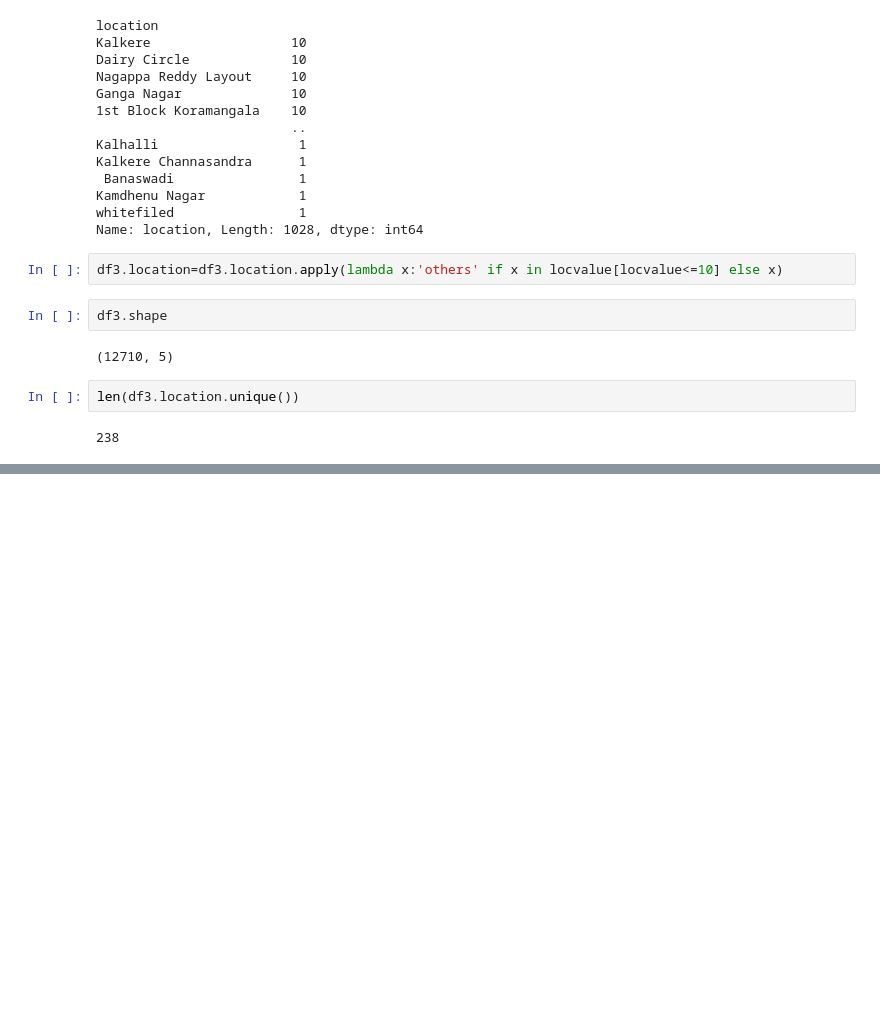
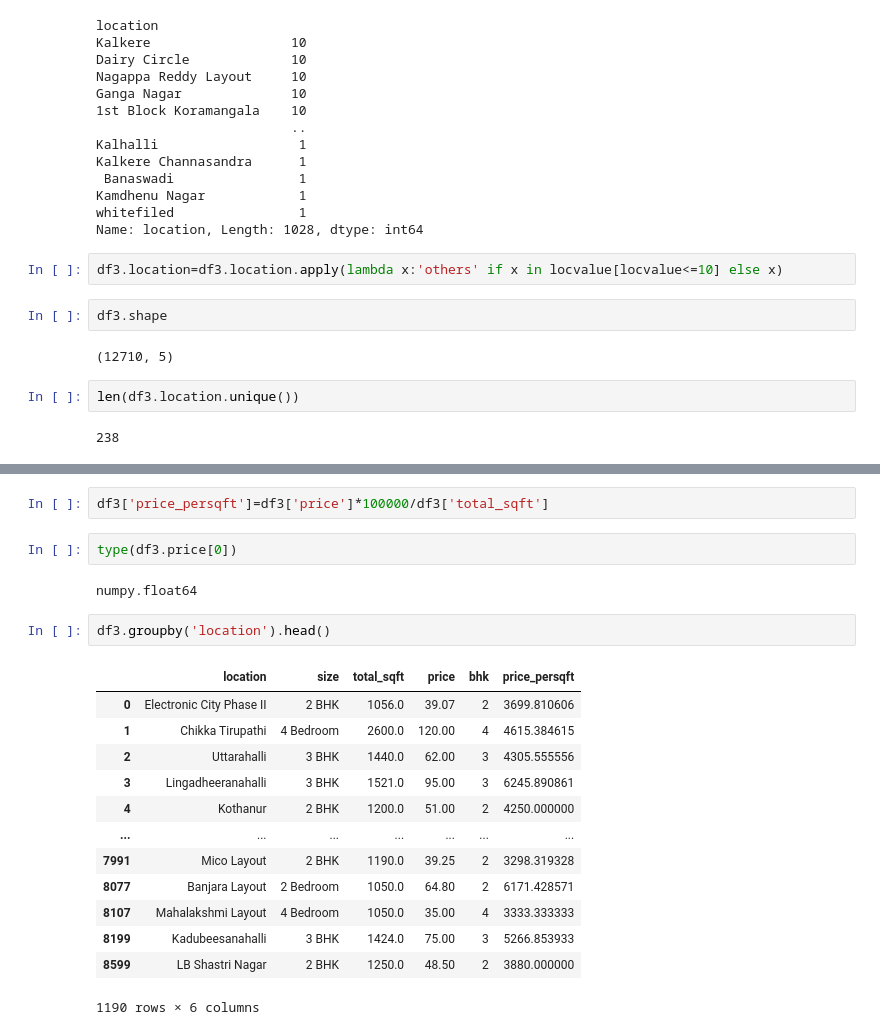
Before and after one commit to Aashish123-aikki/MachineLearning, a Jupyter notebook: RealEstate_Prediction.ipynb, the cells around one changed output, grey strips where cells are left out. Saved outputs shown, nothing was run; the diff lists cells and outputs as text; blank space fills up the shorter version.

```diff
--- a/RealEstate_Prediction.ipynb
+++ b/RealEstate_Prediction.ipynb
@@ -113,0 +123,22 @@ len(df3.location.unique())
+# %%
+df3['price_persqft']=df3['price']*100000/df3['total_sqft']
+# %%
+type(df3.price[0])
+# %% [output]
+numpy.float64
+# %%
+df3.groupby('location').head()
+# %% [output]
+|  | location | size | total_sqft | price | bhk | price_persqft |
+| 0 | Electronic City Phase II | 2 BHK | 1056.0 | 39.07 | 2 | 3699.810606 |
+| 1 | Chikka Tirupathi | 4 Bedroom | 2600.0 | 120.00 | 4 | 4615.384615 |
+| 2 | Uttarahalli | 3 BHK | 1440.0 | 62.00 | 3 | 4305.555556 |
+| 3 | Lingadheeranahalli | 3 BHK | 1521.0 | 95.00 | 3 | 6245.890861 |
+| 4 | Kothanur | 2 BHK | 1200.0 | 51.00 | 2 | 4250.000000 |
+| ... | ... | ... | ... | ... | ... | ... |
+| 7991 | Mico Layout | 2 BHK | 1190.0 | 39.25 | 2 | 3298.319328 |
+| 8077 | Banjara Layout | 2 Bedroom | 1050.0 | 64.80 | 2 | 6171.428571 |
+| 8107 | Mahalakshmi Layout | 4 Bedroom | 1050.0 | 35.00 | 4 | 3333.333333 |
+| 8199 | Kadubeesanahalli | 3 BHK | 1424.0 | 75.00 | 3 | 5266.853933 |
+| 8599 | LB Shastri Nagar | 2 BHK | 1250.0 | 48.50 | 2 | 3880.000000 |
+1190 rows × 6 columns
```
Also changed, not shown: parts of 23 cells of this notebook.
